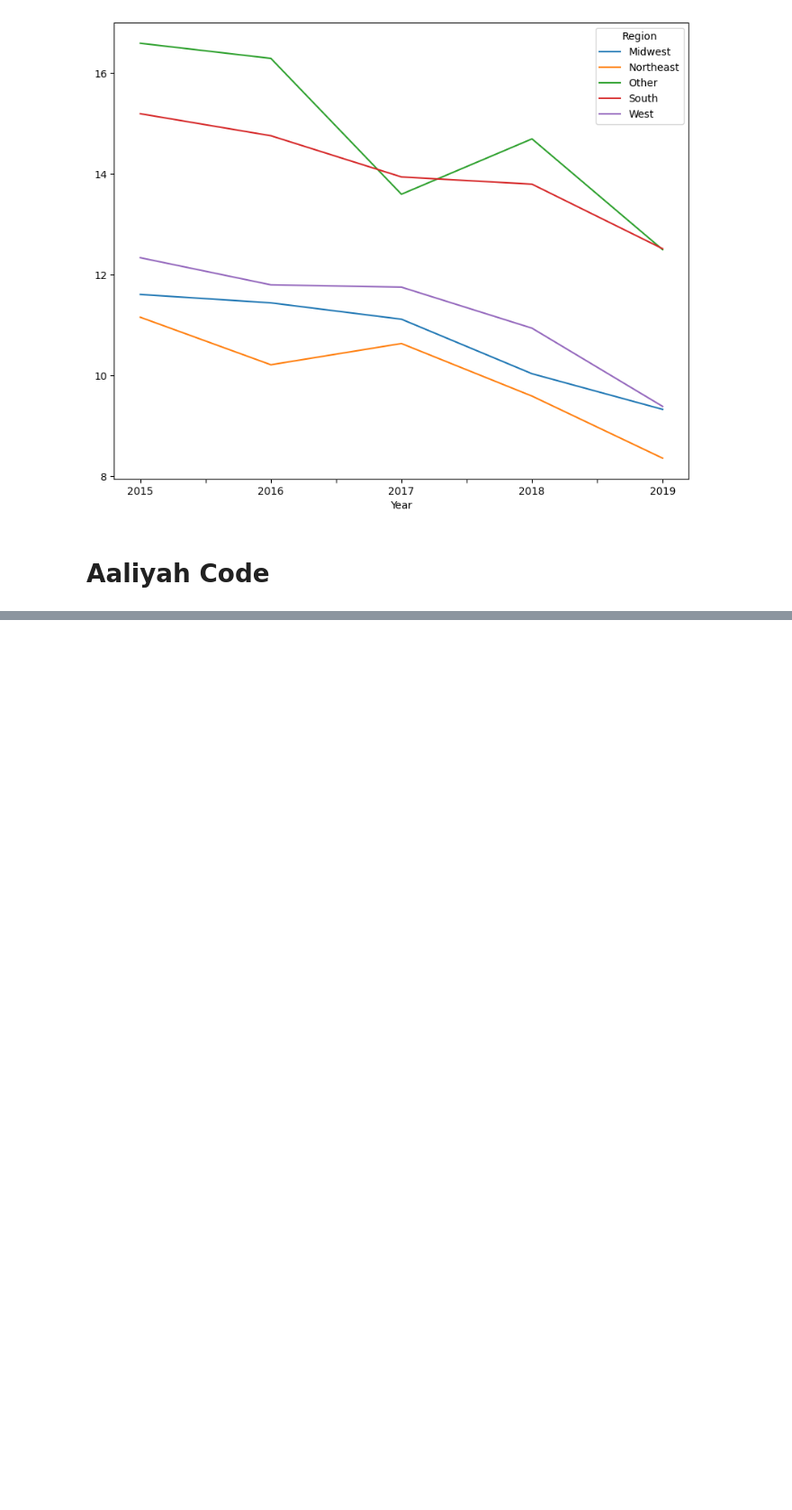
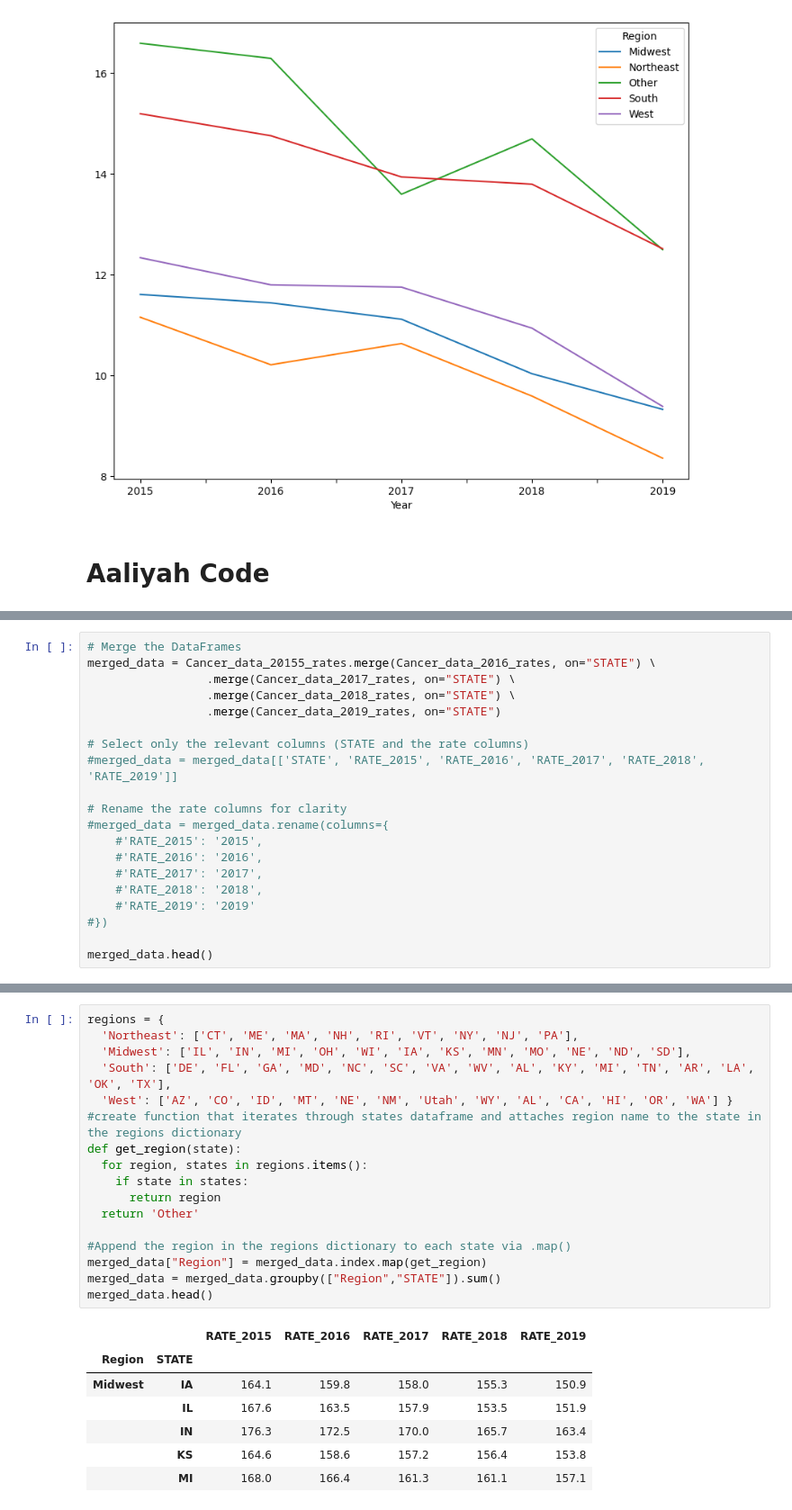
Before and after one commit to RyanWeigel32/Class_Project_Final, a Jupyter notebook: Project_One_Final.ipynb, the cells around one changed output, grey strips where cells are left out. Shown at 90% size. Saved outputs shown, nothing was run; the diff lists cells and outputs as text; blank space fills up the shorter version.

```diff
--- a/Project_One_Final.ipynb
+++ b/Project_One_Final.ipynb
@@ -1901,0 +2081,20 @@ plt.show
+# %%
+# Merge the DataFrames
+merged_data = Cancer_data_20155_rates.merge(Cancer_data_2016_rates, on="STATE") \
+                 .merge(Cancer_data_2017_rates, on="STATE") \
+                 .merge(Cancer_data_2018_rates, on="STATE") \
+                 .merge(Cancer_data_2019_rates, on="STATE")
+
+# Select only the relevant columns (STATE and the rate columns)
+#merged_data = merged_data[['STATE', 'RATE_2015', 'RATE_2016', 'RATE_2017', 'RATE_2018', 'RATE_2019']]
+
+# Rename the rate columns for clarity
+#merged_data = merged_data.rename(columns={
+    #'RATE_2015': '2015',
+    #'RATE_2016': '2016',
+    #'RATE_2017': '2017',
+    #'RATE_2018': '2018',
+    #'RATE_2019': '2019'
+#})
+
+merged_data.head()
@@ -1901,0 +2109,25 @@ plt.show
+# %%
+regions = {
+  'Northeast': ['CT', 'ME', 'MA', 'NH', 'RI', 'VT', 'NY', 'NJ', 'PA'],
+  'Midwest': ['IL', 'IN', 'MI', 'OH', 'WI', 'IA', 'KS', 'MN', 'MO', 'NE', 'ND', 'SD'],
+  'South': ['DE', 'FL', 'GA', 'MD', 'NC', 'SC', 'VA', 'WV', 'AL', 'KY', 'MI', 'TN', 'AR', 'LA', 'OK', 'TX'],
+  'West': ['AZ', 'CO', 'ID', 'MT', 'NE', 'NM', 'Utah', 'WY', 'AL', 'CA', 'HI', 'OR', 'WA'] }
+#create function that iterates through states dataframe and attaches region name to the state in the regions dictionary
+def get_region(state):
+  for region, states in regions.items():
+    if state in states:
+      return region
+  return 'Other'
+
+#Append the region in the regions dictionary to each state via .map()
+merged_data["Region"] = merged_data.index.map(get_region)
+merged_data = merged_data.groupby(["Region","STATE"]).sum()
+merged_data.head()
+# %% [output]
+|  |  | RATE_2015 | RATE_2016 | RATE_2017 | RATE_2018 | RATE_2019 |
+| Region | STATE |  |  |  |  |  |
+| Midwest | IA | 164.1 | 159.8 | 158.0 | 155.3 | 150.9 |
+|  | IL | 167.6 | 163.5 | 157.9 | 153.5 | 151.9 |
+|  | IN | 176.3 | 172.5 | 170.0 | 165.7 | 163.4 |
+|  | KS | 164.6 | 158.6 | 157.2 | 156.4 | 153.8 |
+|  | MI | 168.0 | 166.4 | 161.3 | 161.1 | 157.1 |
```
Also changed, not shown: parts of 21 cells of this notebook, 5 other files.
